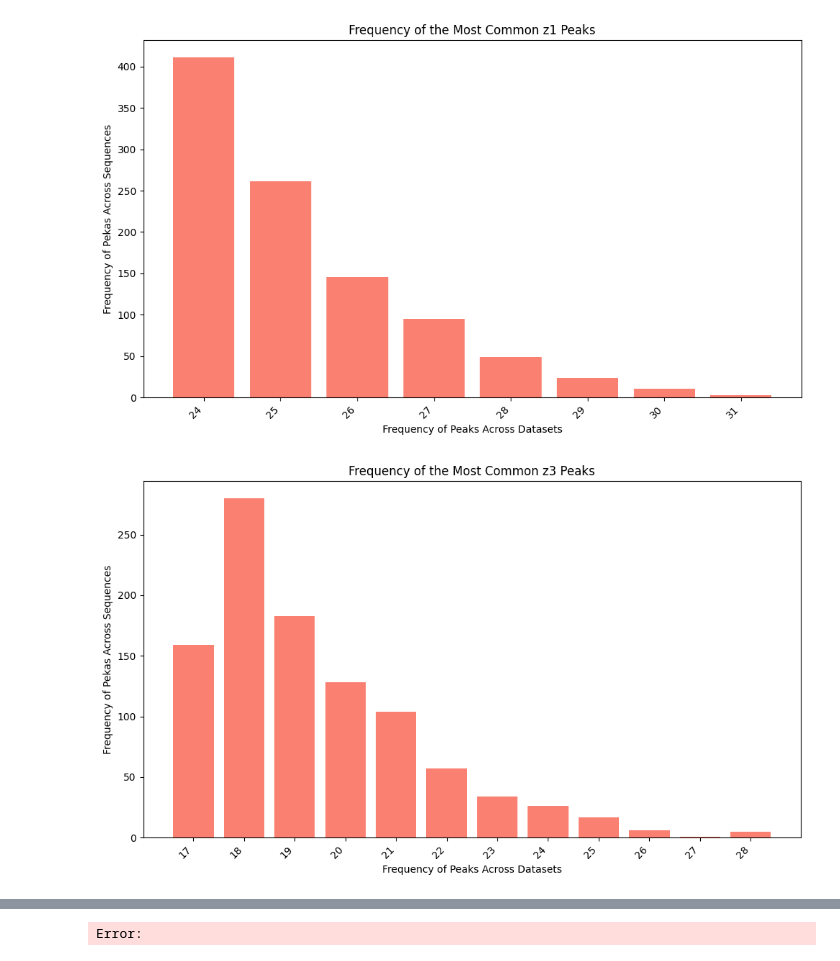
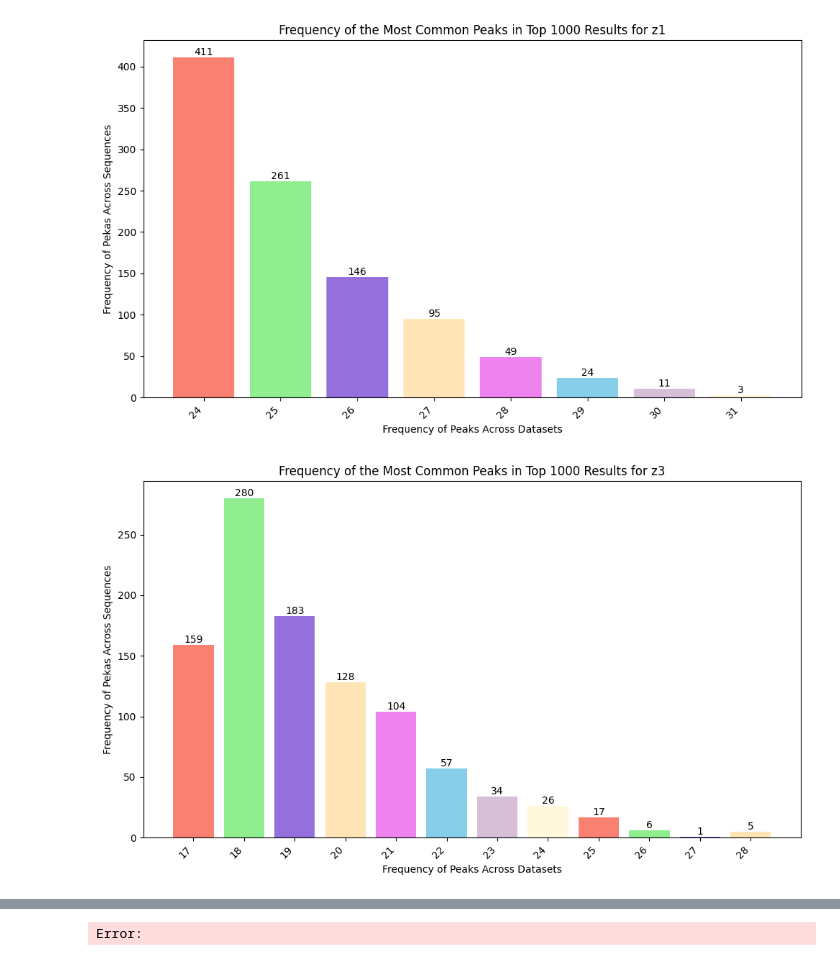
Before and after one commit to AGSav02/TBI.Project.AG, a Jupyter notebook: data_analysis_ribosome.ipynb, the cells around one changed output, grey strips where cells are left out. Cells and saved outputs as stored; diff of their text form; code cells hidden in the pictures.

Commit message:
more visualization

```diff
--- a/data_analysis_ribosome.ipynb
+++ b/data_analysis_ribosome.ipynb
@@ -17,7 +17,12 @@ counts = {
 plot_df = pd.DataFrame(list(counts.items()), columns = ['Category', 'Count'])
 
 plt.figure(figsize=(10,6))
-plt.bar(plot_df['Category'], plot_df['Count'], color= ['salmon', 'lightgreen', 'mediumpurple', 'moccasin', 'violet', 'skyblue', 'thistle'])
+bars = plt.bar(plot_df['Category'], plot_df['Count'], color= ['salmon', 'lightgreen', 'mediumpurple', 'moccasin', 'violet', 'skyblue', 'thistle'])
+
+for bar  in bars:
+    height = bar.get_height()
+    plt.text(bar.get_x() + bar.get_width()/2, height, str(height), ha='center', va='bottom')
+
 plt.xticks(rotation=45, ha='right')
 plt.ylabel("Number of Peaks")
 plt.title("Peak Overlap Across 3 Z-values for Ribosome Positions")
@@ -28,37 +33,47 @@ plt.show()
 # %%
-df = pd.read_csv("/scr/velara/bioinf2/TBI.Project.AG/results/results_bedtools/z1_top_1000.tsv", sep = "\t", header = 0, names = ['transcript_id', 'peak_position', 'count', 'data_sets'])
+df = pd.read_csv("/scr/velara/bioinf2/TBI.Project.AG/visual_data/input_data/z1_top_1000.tsv", sep = "\t", header = 0, names = ['transcript_id', 'peak_position', 'count', 'data_sets'])
 
 df['count'] = df['count'].astype(int)
 
 counts = df['count'].value_counts().sort_index()
 
 plt.figure(figsize=(10,6))
-plt.bar(counts.index, counts.values, color= 'salmon')
+bars = plt.bar(counts.index, counts.values, color= ['salmon', 'lightgreen', 'mediumpurple', 'moccasin', 'violet', 'skyblue', 'thistle', 'cornsilk'])
+
+for bar  in bars:
+    height = bar.get_height()
+    plt.text(bar.get_x() + bar.get_width()/2, height, str(height), ha='center', va='bottom')
+
 plt.xticks(rotation=45, ha='right')
 plt.ylabel("Frequency of Pekas Across Sequences")
 plt.xlabel("Frequency of Peaks Across Datasets")
-plt.title("Frequency of the Most Common z1 Peaks")
+plt.title("Frequency of the Most Common Peaks in Top 1000 Results for z1")
 plt.xticks(counts.index)
 plt.tight_layout()
 plt.show()
 # %% [output]
-[figure, old version]
+[figure, new version]
 # %%
-df = pd.read_csv("/scr/velara/bioinf2/TBI.Project.AG/results/results_bedtools/z3_top_1000.tsv", sep = "\t", header = 0, names = ['transcript_id', 'peak_position', 'count', 'data_sets'])
+df = pd.read_csv("/scr/velara/bioinf2/TBI.Project.AG/visual_data/input_data/z3_top_1000.tsv", sep = "\t", header = 0, names = ['transcript_id', 'peak_position', 'count', 'data_sets'])
 
 df['count'] = df['count'].astype(int)
 
 counts = df['count'].value_counts().sort_index()
 
 plt.figure(figsize=(10,6))
-plt.bar(counts.index, counts.values, color= 'salmon')
+bars = plt.bar(counts.index, counts.values, color= ['salmon', 'lightgreen', 'mediumpurple', 'moccasin', 'violet', 'skyblue', 'thistle', 'cornsilk'])
+
+for bar  in bars:
+    height = bar.get_height()
+    plt.text(bar.get_x() + bar.get_width()/2, height, str(height), ha='center', va='bottom')
+
 plt.xticks(rotation=45, ha='right')
 plt.ylabel("Frequency of Pekas Across Sequences")
 plt.xlabel("Frequency of Peaks Across Datasets")
-plt.title("Frequency of the Most Common z3 Peaks")
+plt.title("Frequency of the Most Common Peaks in Top 1000 Results for z3")
 plt.xticks(counts.index)
 plt.tight_layout()
 plt.show()
 # %% [output]
-[figure, old version]
+[figure, new version]
 # %%
```
Also changed, not shown: parts of 6 cells of this notebook.
